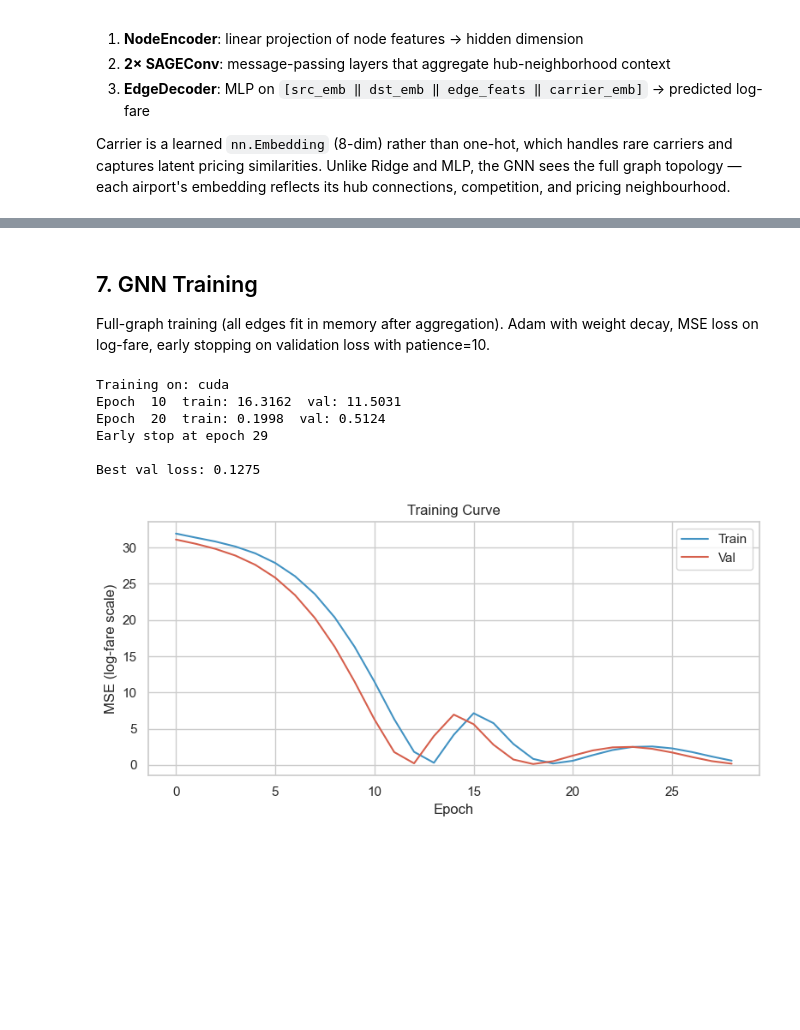
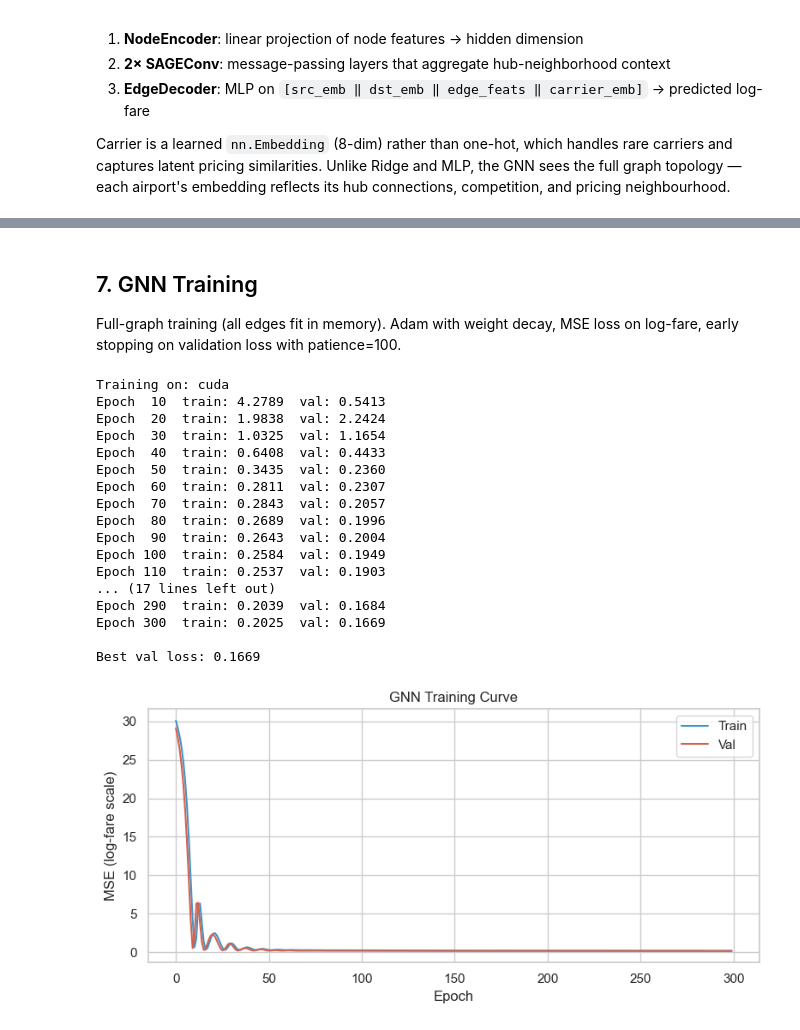
Before and after one commit to normangw/6600-neural-networks, a Jupyter notebook: technical-details/neural-networks/main.ipynb, the cells around one changed output, grey strips where cells are left out. Cells and saved outputs as stored; diff of their text form; code cells hidden in the pictures; blank space fills up the shorter version.

```diff
--- a/technical-details/neural-networks/main.ipynb
+++ b/technical-details/neural-networks/main.ipynb
@@ -106,17 +116,17 @@ airport_to_idx = {a: i for i, a in enumerate(all_airports)}
 num_airports = len(all_airports)
 print(f"Unique airports: {num_airports}")
 
-# ── Node features (fit on train only) ─────────────────────────────────────────
+# ── Node features (fit on train only, no lat/lon) ─────────────────────────────
+# Lat/lon excluded: airport identity is captured by ORIGIN/DEST OHE in Ridge/MLP
+# and by graph topology in GNN/GAT
 node_stats = (
     train_df.groupby('ORIGIN')
     .agg(degree   =('DEST',        'nunique'),
-         mean_fare =('MARKET_FARE', 'mean'),
-         lat       =('ORIGIN_LAT',  'first'),
-         lon       =('ORIGIN_LON',  'first'))
+         mean_fare =('MARKET_FARE', 'mean'))
     .reindex(all_airports, fill_value=0)
 )
 node_scaler = StandardScaler()
-node_feat_cols = ['lat', 'lon', 'degree', 'mean_fare']
+node_feat_cols = ['degree', 'mean_fare']
 node_features = torch.tensor(
     node_scaler.fit_transform(node_stats[node_feat_cols].values),
     dtype=torch.float
@@ -129,7 +139,7 @@ carrier_to_idx = {c: i for i, c in enumerate(carriers)}
 num_carriers = len(carriers)
 print(f"Unique carriers: {num_carriers}")
 
-# ── Edge features ─────────────────────────────────────────────────────────────
+# ── Edge features (log_distance, sin/cos quarter, passengers) ─────────────────
 agg['log_distance'] = np.log1p(agg['MARKET_DISTANCE'])
 agg['sin_q'] = np.sin(2 * np.pi * (agg['QUARTER'] - 1) / 4)
 agg['cos_q'] = np.cos(2 * np.pi * (agg['QUARTER'] - 1) / 4)
@@ -138,7 +148,7 @@ agg['log_fare'] = np.log(agg['MARKET_FARE'])
 agg['src_idx'] = agg['ORIGIN'].map(airport_to_idx)
 agg['dst_idx'] = agg['DEST'].map(airport_to_idx)
 
-edge_feat_cols = ['log_distance', 'sin_q', 'cos_q']
+edge_feat_cols = ['log_distance', 'sin_q', 'cos_q', 'PASSENGERS']
 edge_scaler = StandardScaler()
 edge_scaler.fit(agg.loc[train_mask, edge_feat_cols].values)   # fit on train only
 edge_feats = edge_scaler.transform(agg[edge_feat_cols].values)
@@ -190,10 +200,9 @@ def eval_dollars(y_true_log, y_pred_log):
     r2   = r2_score(y_true_log, y_pred_log)
     return rmse, mae, r2
 
-# Features: numeric (log_distance, sin_q, cos_q, YEAR) +
-#           one-hot dummies (TICKET_CARRIER, REPORTING_CARRIER, ORIGIN, DEST)
-# ORIGIN and DEST add ~800 binary columns — Ridge regularisation handles the high dimensionality
-X_cols = ['log_distance', 'sin_q', 'cos_q', 'YEAR',
+# Features: numeric (log_distance, sin_q, cos_q, YEAR, PASSENGERS) +
+#           OHE dummies (TICKET_CARRIER, REPORTING_CARRIER, ORIGIN, DEST)
+X_cols = ['log_distance', 'sin_q', 'cos_q', 'YEAR', 'PASSENGERS',
           'TICKET_CARRIER', 'REPORTING_CARRIER', 'ORIGIN', 'DEST']
 X = agg[X_cols].copy()
 y_np = agg['log_fare'].values
@@ -204,7 +213,7 @@ X_test,  y_test  = X[test_mask],  y_np[test_mask]
 
 preprocessor = ColumnTransformer([
     ('num', StandardScaler(),
-     ['log_distance', 'sin_q', 'cos_q', 'YEAR']),
+     ['log_distance', 'sin_q', 'cos_q', 'YEAR', 'PASSENGERS']),
     ('cat', OneHotEncoder(handle_unknown='ignore', sparse_output=False),
      ['TICKET_CARRIER', 'REPORTING_CARRIER', 'ORIGIN', 'DEST']),
 ])
@@ -229,7 +238,7 @@ Same feature set as the enhanced Ridge (same `ColumnTransformer` preprocessing),
 Architecture: `Input (~870) → 256 → 128 → 64 → 1`
 # %%
 # ── Preprocess with the same pipeline as Ridge ────────────────────────────────
-# Reuse the fitted preprocessor so features are identical
+# Reuse the fitted preprocessor so features are identical (OHE + numeric including PASSENGERS)
 X_train_np = preprocessor.transform(X_train).astype(np.float32)
 X_val_np   = preprocessor.transform(X_val).astype(np.float32)
 X_test_np  = preprocessor.transform(X_test).astype(np.float32)
@@ -274,9 +283,9 @@ y_va_d = y_va_t.to(mlp_device)
 
 mlp_train_losses, mlp_val_losses = [], []
 best_mlp_val, best_mlp_state, mlp_patience_ctr = float('inf'), None, 0
-PATIENCE = 10
+PATIENCE = 100
 
-for epoch in range(1, 101):
+for epoch in range(1, 501):
     mlp_model.train()
     epoch_loss = 0.0
     for xb, yb in loader:
@@ -418,7 +427,7 @@ Trainable parameters: 109,369
 # %% [markdown]
 ## 7. GNN Training
 
-Full-graph training (all edges fit in memory after aggregation). Adam with weight decay, MSE loss on log-fare, early stopping on validation loss with patience=10.
+Full-graph training (all edges fit in memory). Adam with weight decay, MSE loss on log-fare, early stopping on validation loss with patience=100.
 # %%
 device = torch.device('cuda' if torch.cuda.is_available() else 'cpu')
 print(f"Training on: {device}")
@@ -440,10 +449,10 @@ optimizer = torch.optim.Adam(model.parameters(), lr=1e-3, weight_decay=1e-5)
 
 train_losses, val_losses = [], []
 best_val_loss = float('inf')
-patience, patience_ctr = 10, 0
+patience, patience_ctr = 100, 0
 best_state = None
 
-for epoch in range(1, 101):
+for epoch in range(1, 301):
     model.train()
     optimizer.zero_grad()
     pred = model(x_d, ei_d, ea_d, cids_d)
@@ -459,36 +468,47 @@ for epoch in range(1, 101):
     train_losses.append(loss.item())
     val_losses.append(val_loss)
 
     if val_loss < best_val_loss:
         best_val_loss = val_loss
         best_state = {k: v.clone() for k, v in model.state_dict().items()}
         patience_ctr = 0
     else:
         patience_ctr += 1
         if patience_ctr >= patience:
             print(f"Early stop at epoch {epoch}")
             break
 
     if epoch % 10 == 0:
         print(f"Epoch {epoch:3d}  train: {loss.item():.4f}  val: {val_loss:.4f}")
 
 model.load_state_dict(best_state)
 print(f"\nBest val loss: {best_val_loss:.4f}")
 
 fig, ax = plt.subplots(figsize=(8, 4))
 ax.plot(train_losses, label='Train', color='#4393c3')
 ax.plot(val_losses,   label='Val',   color='#d6604d')
 ax.set_xlabel('Epoch')
 ax.set_ylabel('MSE (log-fare scale)')
-ax.set_title('Training Curve')
+ax.set_title('GNN Training Curve')
 ax.legend()
 plt.tight_layout()
 plt.show()
 # %% [output]
 Training on: cuda
-Epoch  10  train: 16.3162  val: 11.5031
-Epoch  20  train: 0.1998  val: 0.5124
-Early stop at epoch 29
+Epoch  10  train: 4.2789  val: 0.5413
+Epoch  20  train: 1.9838  val: 2.2424
+Epoch  30  train: 1.0325  val: 1.1654
+Epoch  40  train: 0.6408  val: 0.4433
+Epoch  50  train: 0.3435  val: 0.2360
+Epoch  60  train: 0.2811  val: 0.2307
+Epoch  70  train: 0.2843  val: 0.2057
+Epoch  80  train: 0.2689  val: 0.1996
+Epoch  90  train: 0.2643  val: 0.2004
+Epoch 100  train: 0.2584  val: 0.1949
+Epoch 110  train: 0.2537  val: 0.1903
+... (17 lines left out)
+Epoch 290  train: 0.2039  val: 0.1684
+Epoch 300  train: 0.2025  val: 0.1669
 
-Best val loss: 0.1275
+Best val loss: 0.1669
-[figure, old version]
+[figure, new version]
```
Also changed, not shown: parts of 14 cells of this notebook.
